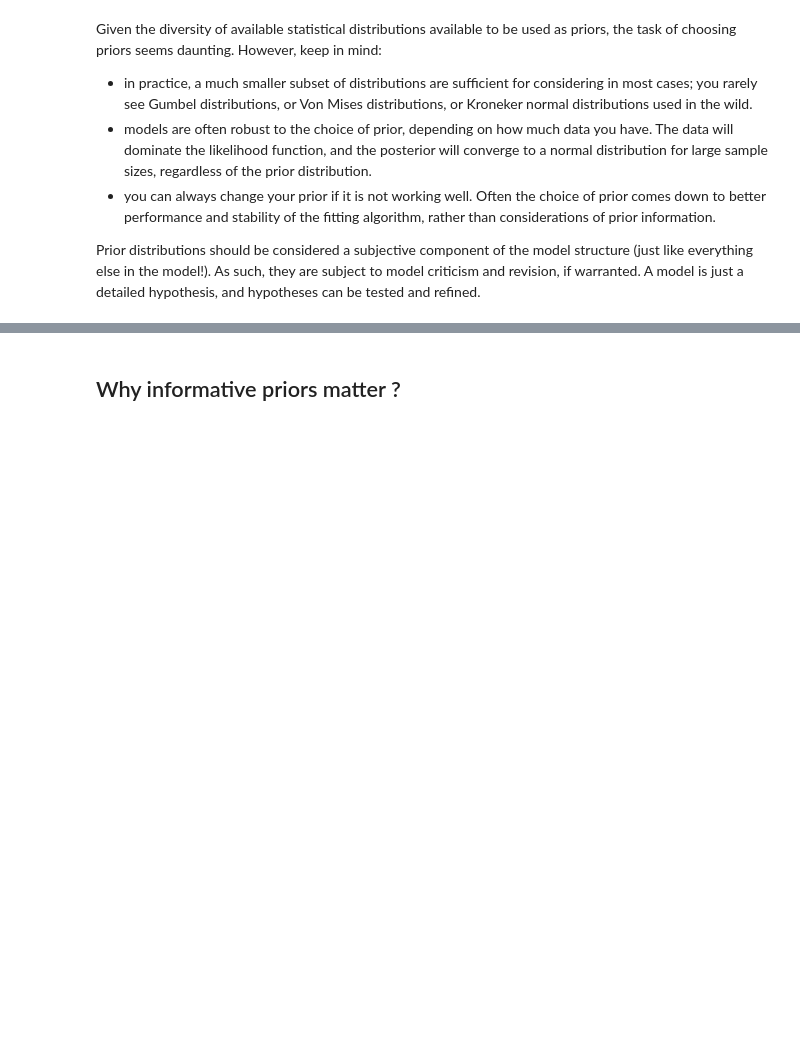
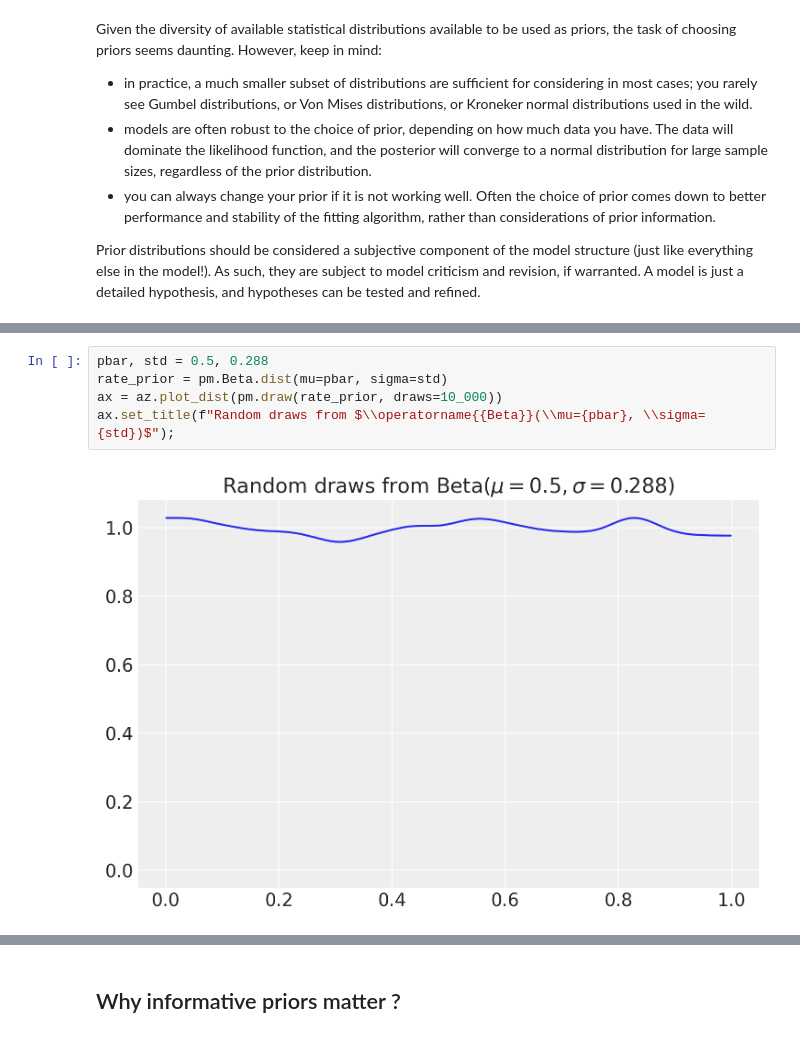
Before and after one commit to fonnesbeck/bayes_course_june_2024, a Jupyter notebook: notebooks/Section1_2-Choosing_Priors.ipynb, the cells around one changed output, grey strips where cells are left out. Cells and saved outputs as stored; diff of their text form; blank space fills up the shorter version.

```diff
--- a/notebooks/Section1_2-Choosing_Priors.ipynb
+++ b/notebooks/Section1_2-Choosing_Priors.ipynb
@@ -277,0 +136,7 @@ There is no single correct answer here!
+# %%
+pbar, std = 0.5, 0.288
+rate_prior = pm.Beta.dist(mu=pbar, sigma=std)
+ax = az.plot_dist(pm.draw(rate_prior, draws=10_000))
+ax.set_title(f"Random draws from $\\operatorname{{Beta}}(\\mu={pbar}, \\sigma={std})$");
+# %% [output]
+[figure, added]
```
Also changed, not shown: parts of 45 cells of this notebook.
